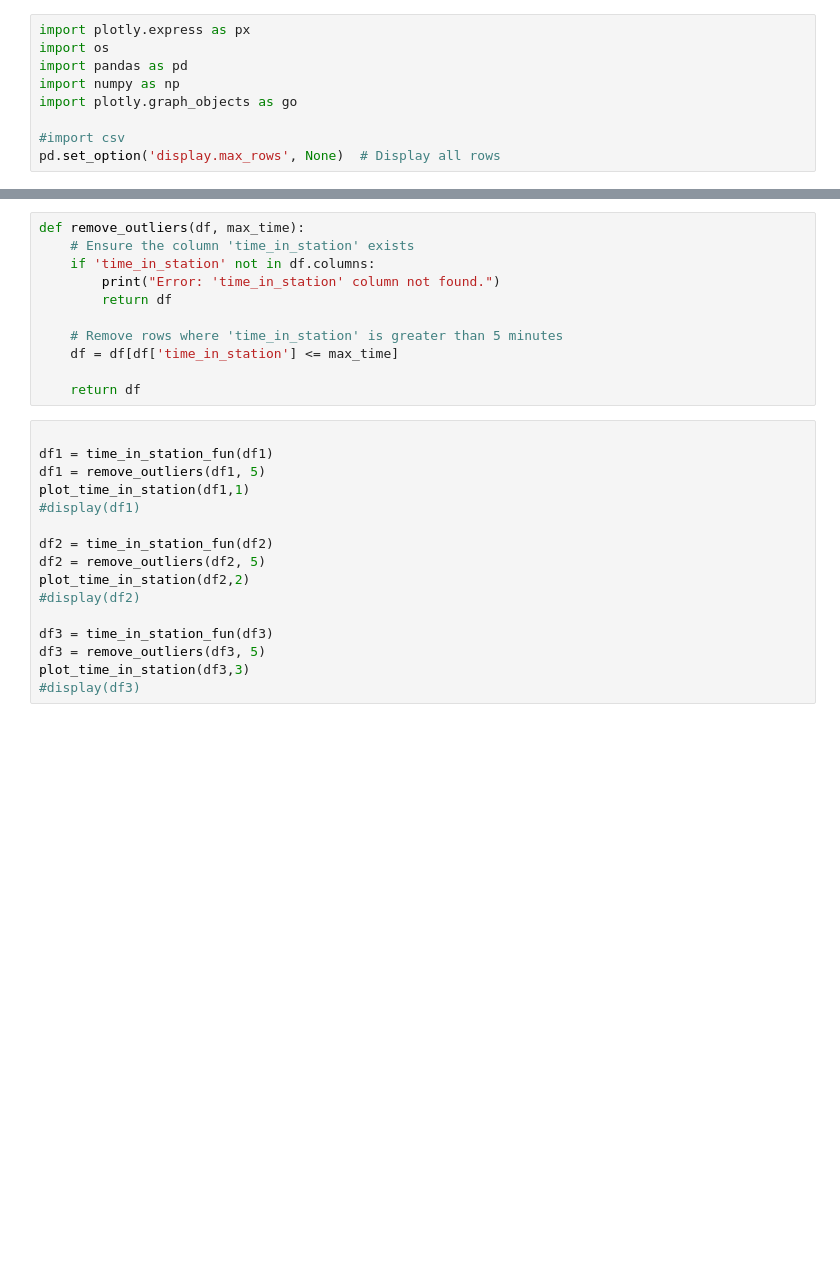
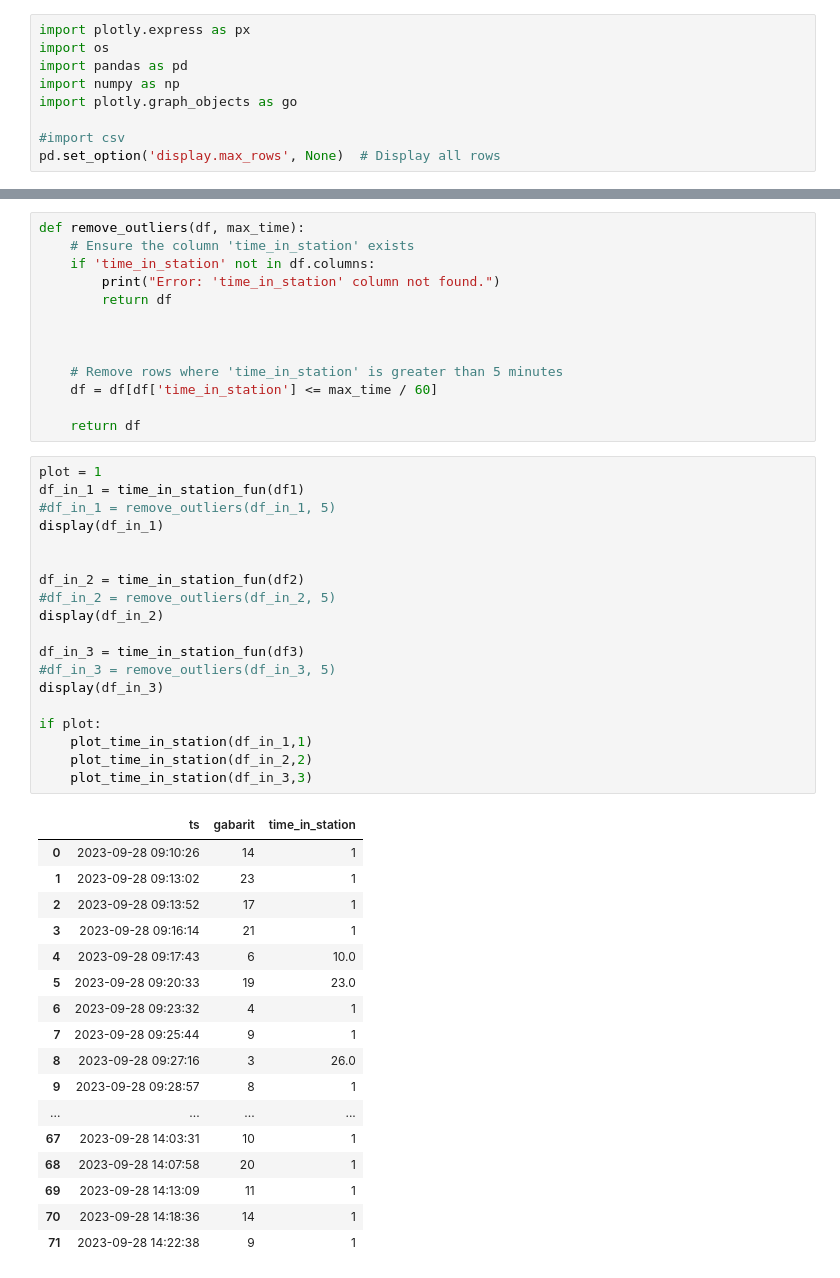
Before and after one commit to Isabelport/Methodology-for-Rapid-Prototyping-of-IoT-Solutions, a Jupyter notebook: API/in_station_graph.ipynb, the cells around one changed output, grey strips where cells are left out. Drawn from its saved outputs; the diff is of its cells as text; blank space fills up the shorter version.

Commit message:
time in graph, time bet in process

```diff
--- a/API/in_station_graph.ipynb
+++ b/API/in_station_graph.ipynb
@@ -129,23 +158,46 @@ def remove_outliers(df, max_time):
         print("Error: 'time_in_station' column not found.")
         return df
 
+
+
     # Remove rows where 'time_in_station' is greater than 5 minutes
-    df = df[df['time_in_station'] <= max_time]
+    df = df[df['time_in_station'] <= max_time / 60]
 
     return df
-# %%
-
-df1 = time_in_station_fun(df1)
-df1 = remove_outliers(df1, 5)
-plot_time_in_station(df1,1)
-#display(df1)
-
-df2 = time_in_station_fun(df2)
-df2 = remove_outliers(df2, 5)
-plot_time_in_station(df2,2)
-#display(df2)
-
-df3 = time_in_station_fun(df3)
-df3 = remove_outliers(df3, 5)
-plot_time_in_station(df3,3)
-#display(df3)
+# %%
+plot = 1
+df_in_1 = time_in_station_fun(df1)
+#df_in_1 = remove_outliers(df_in_1, 5)
+display(df_in_1)
+
+
+df_in_2 = time_in_station_fun(df2)
+#df_in_2 = remove_outliers(df_in_2, 5)
+display(df_in_2)
+
+df_in_3 = time_in_station_fun(df3)
+#df_in_3 = remove_outliers(df_in_3, 5)
+display(df_in_3)
+
+if plot:
+    plot_time_in_station(df_in_1,1)
+    plot_time_in_station(df_in_2,2)
+    plot_time_in_station(df_in_3,3)
+# %% [output]
+|  | ts | gabarit | time_in_station |
+| 0 | 2023-09-28 09:10:26 | 14 | 1 |
+| 1 | 2023-09-28 09:13:02 | 23 | 1 |
+| 2 | 2023-09-28 09:13:52 | 17 | 1 |
+| 3 | 2023-09-28 09:16:14 | 21 | 1 |
+| 4 | 2023-09-28 09:17:43 | 6 | 10.0 |
+| 5 | 2023-09-28 09:20:33 | 19 | 23.0 |
+| 6 | 2023-09-28 09:23:32 | 4 | 1 |
+| 7 | 2023-09-28 09:25:44 | 9 | 1 |
+| 8 | 2023-09-28 09:27:16 | 3 | 26.0 |
+| 9 | 2023-09-28 09:28:57 | 8 | 1 |
+| ... | ... | ... | ... |
+| 67 | 2023-09-28 14:03:31 | 10 | 1 |
+| 68 | 2023-09-28 14:07:58 | 20 | 1 |
+| 69 | 2023-09-28 14:13:09 | 11 | 1 |
+| 70 | 2023-09-28 14:18:36 | 14 | 1 |
+| 71 | 2023-09-28 14:22:38 | 9 | 1 |
```
Also changed, not shown: parts of 6 cells of this notebook, 14 other files.
